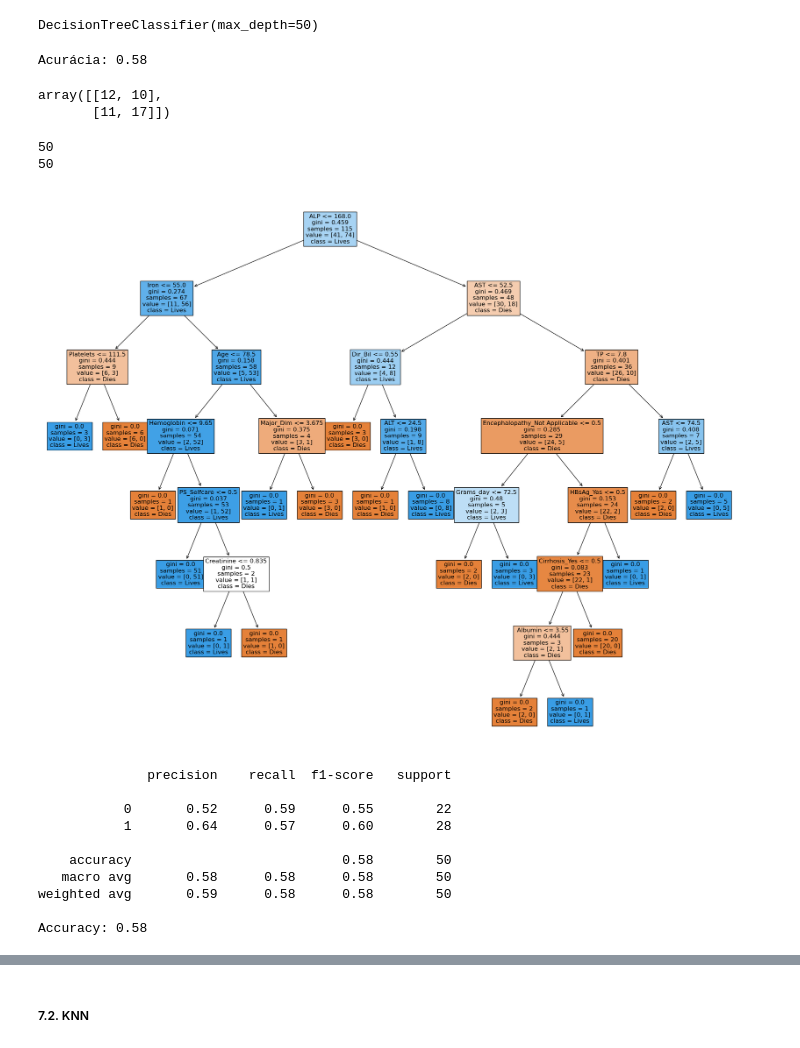
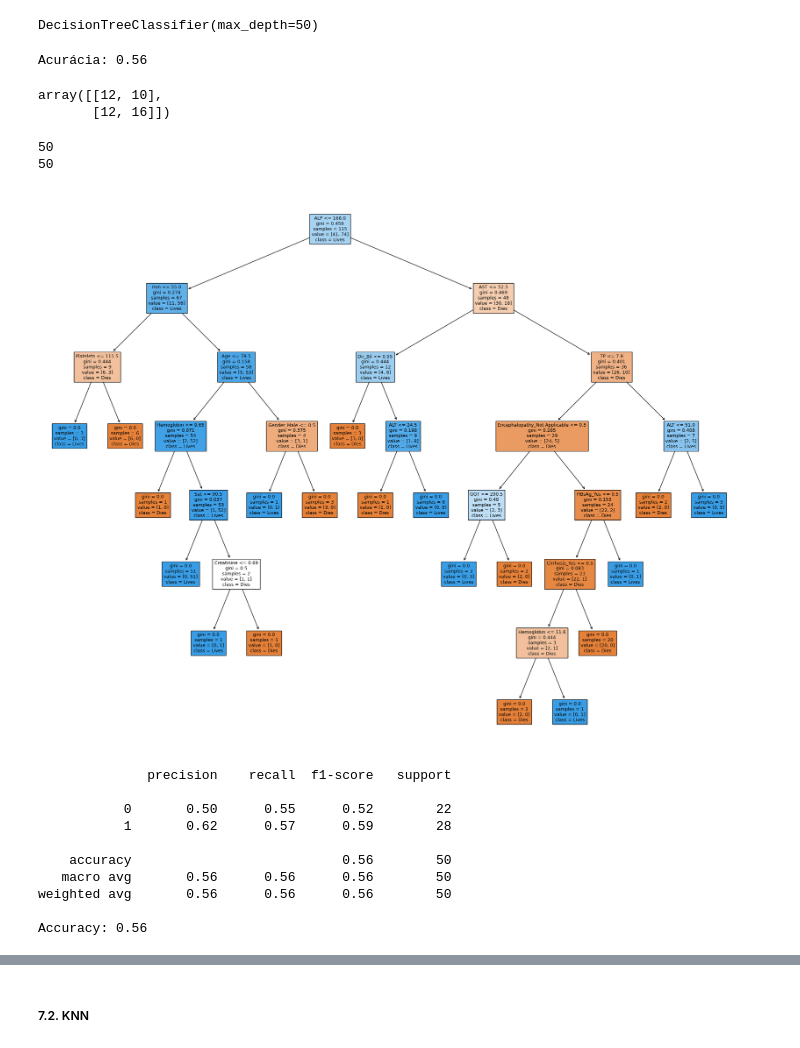
Before and after one commit to baia0107/Assignment2, a Jupyter notebook: final-Copy1A.ipynb, the cells around one changed output, grey strips where cells are left out. Cells and saved outputs as stored; diff of their text form; code cells hidden in the pictures.

```diff
--- a/final-Copy1A.ipynb
+++ b/final-Copy1A.ipynb
@@ -765,6 +752,6 @@ Index(['Age', 'Grams_day', 'Packs_year', 'INR', 'AFP', 'Hemoglobin', 'MCV',
 # %%
-X = hcc_data.drop('Class_Lives', axis=1)
-y = hcc_data['Class_Lives']
+X = hcc_data.drop('Class', axis=1)
+y = hcc_data['Class']
 # %%
 label_encoder = LabelEncoder()
 y = label_encoder.fit_transform(y)
@@ -784,13 +771,13 @@ y_pred = clf.predict(X_test)
 accuracy = accuracy_score(y_test, y_pred)
 print(f'Acurácia: {accuracy}')
 # %% [output]
-Acurácia: 0.58
+Acurácia: 0.56
 # %%
 from sklearn.metrics import confusion_matrix
 confusion_matrix(y_test,y_pred,labels = [0,1])
 # %% [output]
 array([[12, 10],
-       [11, 17]])
+       [12, 16]])
 # %%
 print(len(y_test))            # Verificar o tamanho de y_test
 print(len(y_pred))     # Verificar o tamanho de y_pred_binary
@@ -800,17 +787,17 @@ print(len(y_pred))     # Verificar o tamanho de y_pred_binary
 # %%
 from sklearn import tree
 from matplotlib import pyplot as plt
 
 # Plotar a árvore de decisão
 plt.figure(figsize=(25, 20))
 _ = tree.plot_tree(clf,
                    feature_names=feature_names,
                    class_names={0: 'Dies', 1: 'Lives'},
                    filled=True,
-                   fontsize=12)
+                   fontsize=9)
 plt.show()
 # %% [output]
-[figure, old version]
+[figure, new version]
 # %%
 from sklearn.metrics import classification_report, accuracy_score
 
@@ -823,14 +810,14 @@ print("Accuracy:", accuracy_score(y_test, y_pred))
 # %% [output]
               precision    recall  f1-score   support
 
-           0       0.52      0.59      0.55        22
-           1       0.64      0.57      0.60        28
+           0       0.50      0.55      0.52        22
+           1       0.62      0.57      0.59        28
 
-    accuracy                           0.58        50
-   macro avg       0.58      0.58      0.58        50
-weighted avg       0.59      0.58      0.58        50
+    accuracy                           0.56        50
+   macro avg       0.56      0.56      0.56        50
+weighted avg       0.56      0.56      0.56        50
 
-Accuracy: 0.58
+Accuracy: 0.56
 # %%
 feature_importance = pd.DataFrame(clf.feature_importances_, index=X.columns, columns=['importance']).sort_values(by='importance', ascending=False)
 print(feature_importance)
```
Also changed, not shown: parts of 31 cells of this notebook.
